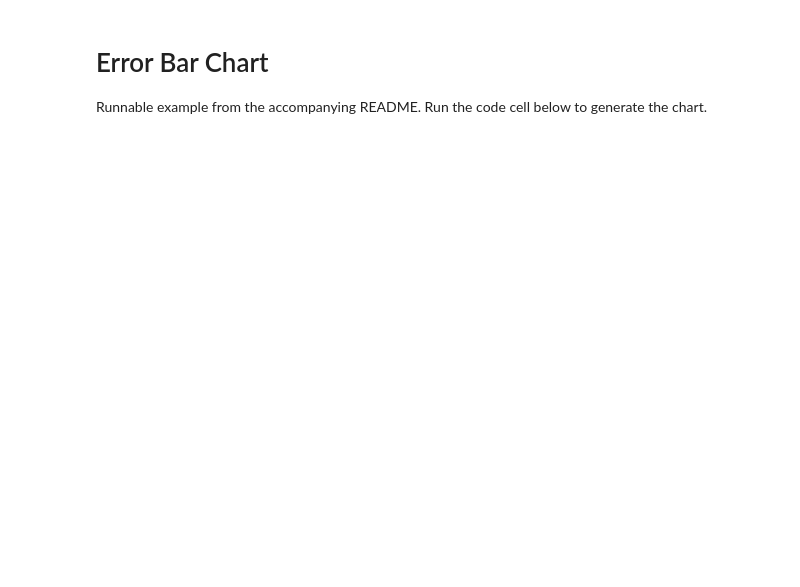
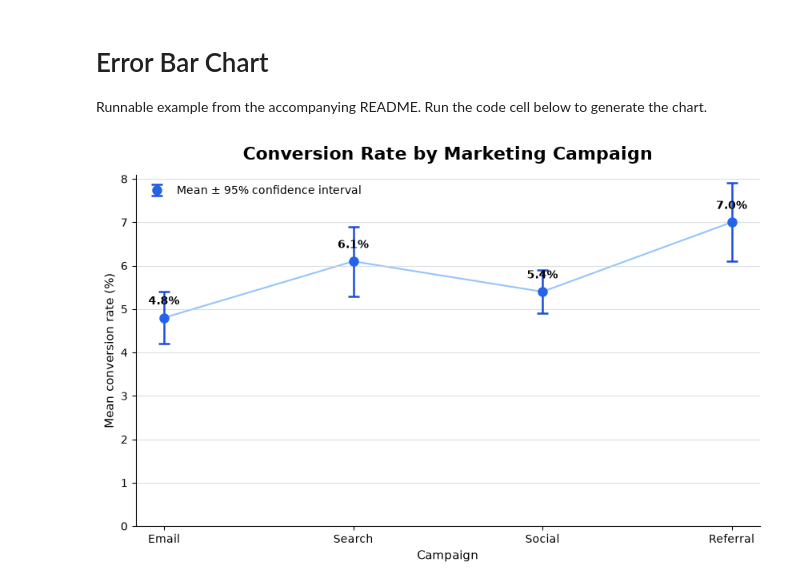
Before and after one commit to ashokjha/sampledataengineering, a Jupyter notebook: src/docs/distribution/error_bar_chart.ipynb, the cells around one changed output. Drawn from its saved outputs; the diff is of its cells as text; code cells hidden in the pictures; blank space fills up the shorter version.

```diff
--- a/src/docs/distribution/error_bar_chart.ipynb
+++ b/src/docs/distribution/error_bar_chart.ipynb
@@ -38,31 +38,35 @@ ax.errorbar(
 ax.plot(x_positions, mean_conversion_rates, color="#93C5FD", linewidth=1.5, zorder=0)
 
 # 6. Put category labels at the numeric positions and add exact mean labels.
 ax.set_xticks(x_positions, campaigns)
 for x, mean in zip(x_positions, mean_conversion_rates):
     ax.annotate(
         f"{mean:.1f}%",
         xy=(x, mean),
         xytext=(0, 12),
         textcoords="offset points",
         ha="center",
         fontsize=10,
         fontweight="bold",
     )
 
 # 7. Add a title, labels, and legend that define the interval.
-ax.set_title("Conversion Rate by Marketing Campaign", fontsize=16, fontweight="bold", pad=14)
+ax.set_title(
+    "Conversion Rate by Marketing Campaign", fontsize=16, fontweight="bold", pad=14
+)
 ax.set_xlabel("Campaign", fontsize=11)
 ax.set_ylabel("Mean conversion rate (%)", fontsize=11)
 ax.legend(frameon=False, loc="upper left")
 
 # 8. Use a zero baseline and light grid lines for meaningful comparison.
 ax.set_ylim(bottom=0)
 ax.grid(axis="y", color="#D1D5DB", linewidth=0.8, alpha=0.8)
 ax.set_axisbelow(True)
 
 # 9. Remove unnecessary borders, save a high-resolution image, and display it.
 ax.spines[["top", "right"]].set_visible(False)
 fig.tight_layout()
 fig.savefig("error_bar_chart.png", dpi=200, bbox_inches="tight")
 plt.show()
+# %% [output]
+[figure, added]
```
Also changed, not shown: 6 other files.
